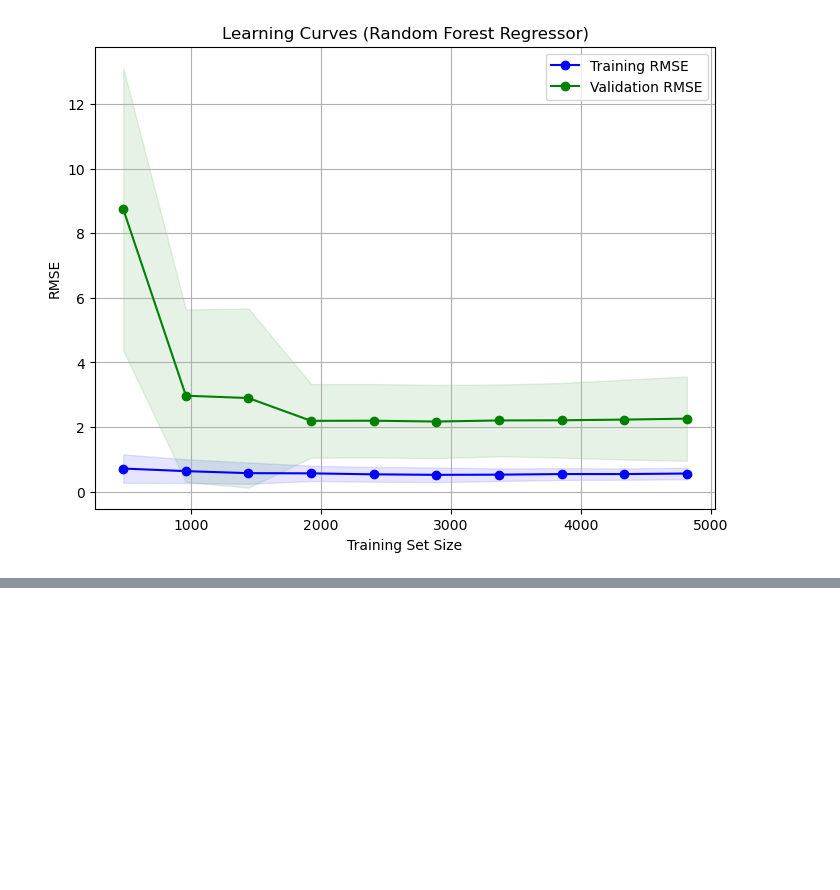
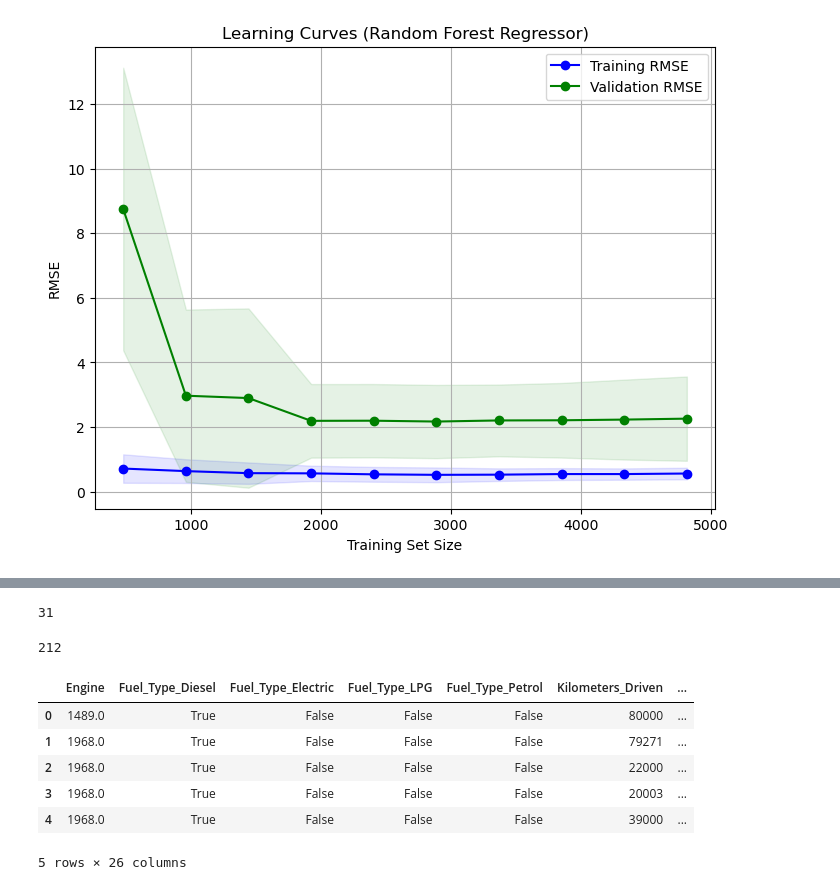
Before and after one commit to ashutosh-bhagat/Car-Resale-Price, a Jupyter notebook: app.ipynb, the cells around one changed output, grey strips where cells are left out. Drawn from its saved outputs; the diff is of its cells as text; code cells hidden in the pictures; blank space fills up the shorter version.

```diff
--- a/app.ipynb
+++ b/app.ipynb
@@ -1710,0 +1741,8 @@ plt.show()
+# %%
+df["car_make"].nunique()
+# %% [output]
+31
+# %%
+df["car_model"].nunique()
+# %% [output]
+212
@@ -1710,0 +1756,10 @@ plt.show()
+# %%
+df.head()
+# %% [output]
+|  | Engine | Fuel_Type_Diesel | Fuel_Type_Electric | Fuel_Type_LPG | Fuel_Type_Petrol | Kilometers_Driven | ... |
+| 0 | 1489.0 | True | False | False | False | 80000 | ... |
+| 1 | 1968.0 | True | False | False | False | 79271 | ... |
+| 2 | 1968.0 | True | False | False | False | 22000 | ... |
+| 3 | 1968.0 | True | False | False | False | 20003 | ... |
+| 4 | 1968.0 | True | False | False | False | 39000 | ... |
+5 rows × 26 columns
```
Also changed, not shown: parts of 9 cells of this notebook.
